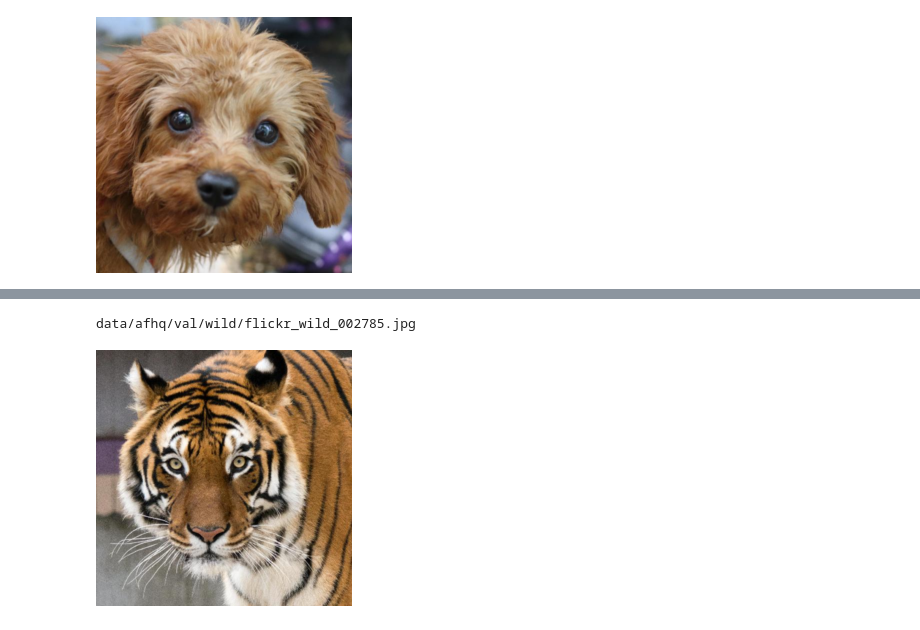
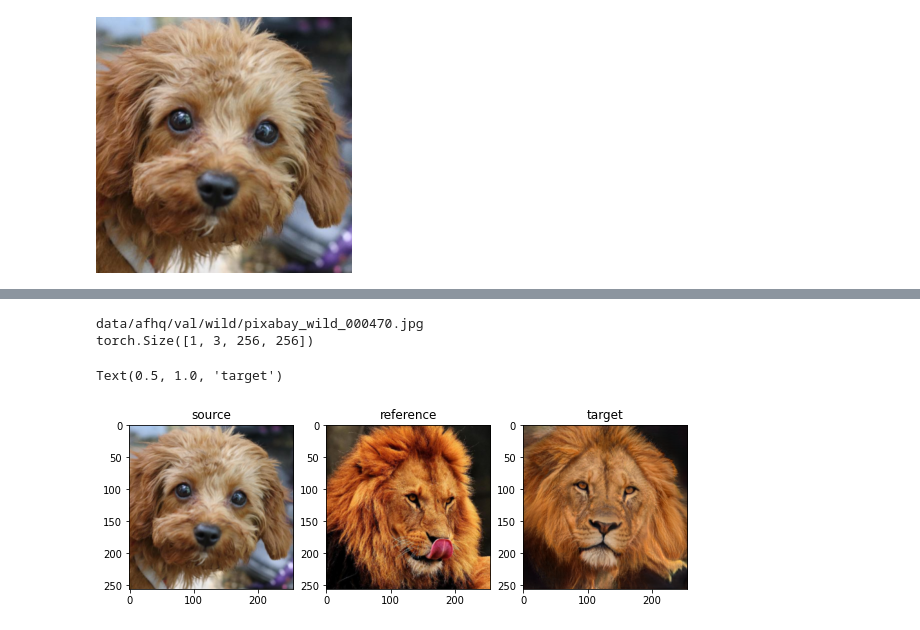
Before and after one commit to jiaqianjing/stargan-v2, a Jupyter notebook: demo.ipynb, the cells around one changed output, grey strips where cells are left out. Drawn from its saved outputs; the diff is of its cells as text; code cells hidden in the pictures.

```diff
--- a/demo.ipynb
+++ b/demo.ipynb
@@ -125,29 +126,34 @@ torch.Size([1, 3, 256, 256])
-# %%
-ref_domain = 2
-domain_map = {0: "cat", 1: "dog", 2: "wild"}
-ref_img_list = list(Path(f'./data/afhq/val/{domain_map[ref_domain]}/').glob('*.jpg'))
-
-ref_img_path = random.choice(ref_img_list)
-print(ref_img_path)
-ref_img_tensor = transform(Image.open(ref_img_path)).to(device)
-
-transforms.ToPILImage()(denormalize(ref_img.cpu()))
-# %% [output]
-data/afhq/val/wild/flickr_wild_002785.jpg
-[figure, removed]
 # %%
 # generate from reference img
 import matplotlib.pyplot as plt
 
-s = mapping_network(z1, y1)
+ref_domain = 2
+domain_map = {0: "cat", 1: "dog", 2: "wild"}
+ref_img_list = list(Path(f'./data/afhq/val/{domain_map[ref_domain]}/').glob('*.jpg'))
+
+ref_img_path = random.choice(ref_img_list)
+print(ref_img_path)
+ref_img_tensor = transform(Image.open(ref_img_path)).to(device)
+ref_img = transforms.ToPILImage()(denormalize(ref_img_tensor.cpu()))
+
+s = style_encoder(ref_img_tensor.unsqueeze(0), torch.tensor(ref_domain).unsqueeze(0).to(device))
 src_tensor = transform(src).unsqueeze(0).to(device)
 fake_tensor = generator(src_tensor, s)
 print(fake_tensor.shape)
 fake = transforms.ToPILImage()(denormalize(fake_tensor).squeeze().to('cpu'))
 
 fig = plt.figure(figsize=(10, 15))
-plt.subplot(1, 2, 1)
+plt.subplot(1, 3, 1)
 plt.imshow(src)
-plt.title(src_demo)
-plt.subplot(1, 2, 2)
+plt.title("source")
+plt.subplot(1, 3, 2)
+plt.imshow(ref_img)
+plt.title("reference")
+plt.subplot(1, 3, 3)
 plt.imshow(fake)
+plt.title("target")
+# %% [output]
+data/afhq/val/wild/pixabay_wild_000470.jpg
+torch.Size([1, 3, 256, 256])
+Text(0.5, 1.0, 'target')
+[figure, added]
```
Also changed, not shown: parts of 1 cell of this notebook.
